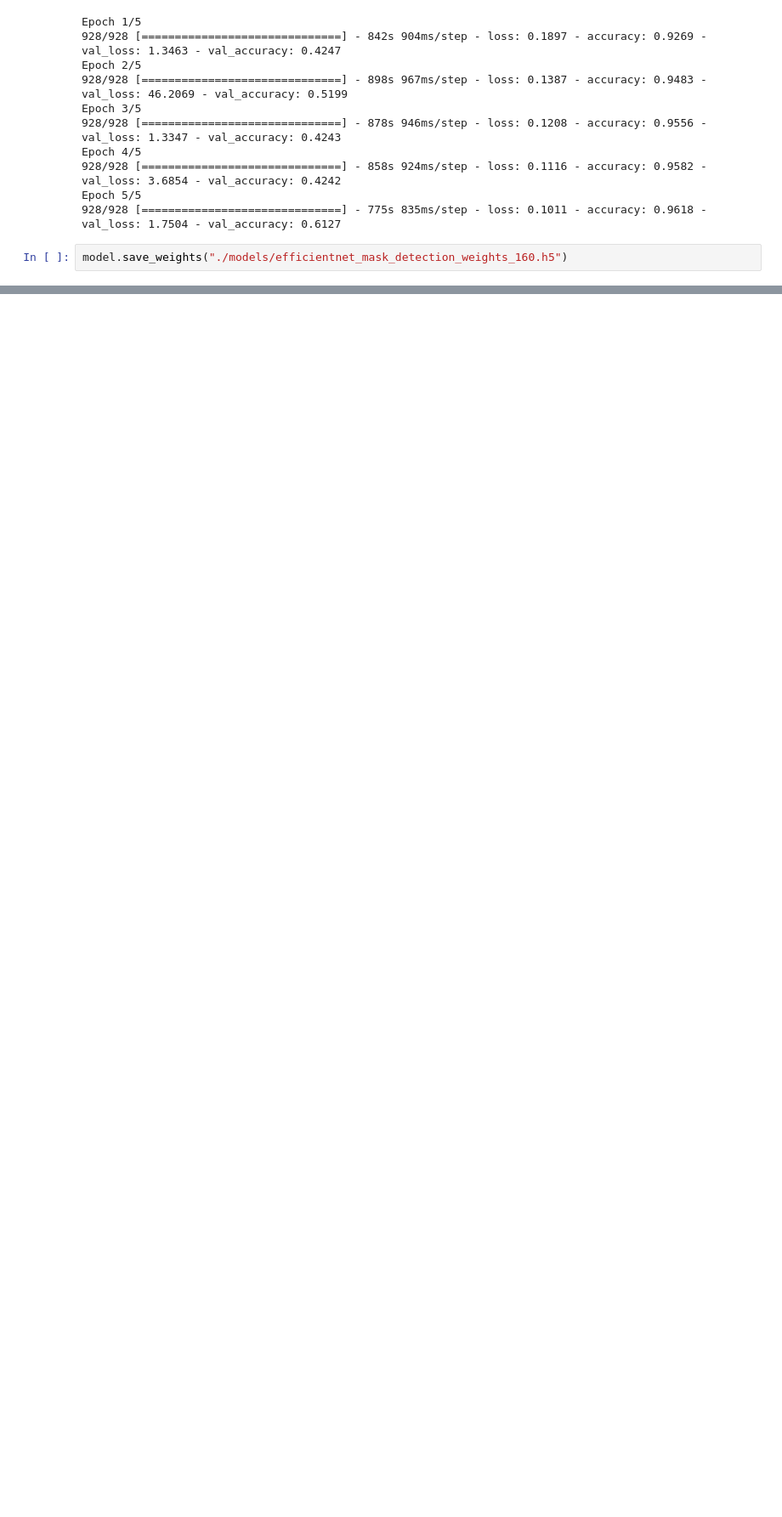
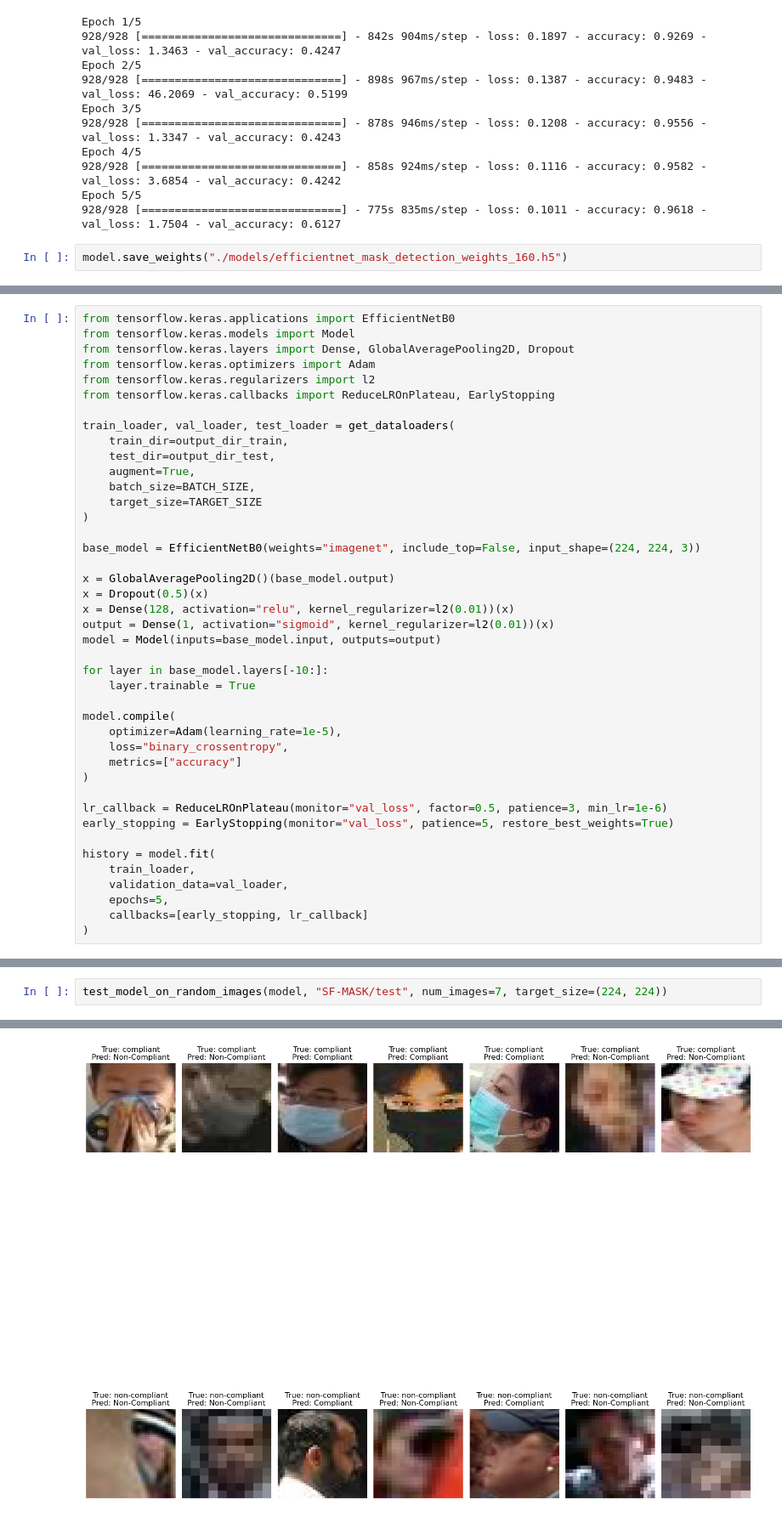
Before and after one commit to WacimN/SF-mask-detection, a Jupyter notebook: pierre/SF-Mask-Recognition.ipynb, the cells around one changed output, grey strips where cells are left out. Shown at 85% size. Cells and saved outputs as stored; diff of their text form; blank space fills up the shorter version.

```diff
--- a/pierre/SF-Mask-Recognition.ipynb
+++ b/pierre/SF-Mask-Recognition.ipynb
@@ -386,0 +696,42 @@ test_model_on_random_images(model, test_dir, num_images=5, target_size=(160,160)
+# %%
+from tensorflow.keras.applications import EfficientNetB0
+from tensorflow.keras.models import Model
+from tensorflow.keras.layers import Dense, GlobalAveragePooling2D, Dropout
+from tensorflow.keras.optimizers import Adam
+from tensorflow.keras.regularizers import l2
+from tensorflow.keras.callbacks import ReduceLROnPlateau, EarlyStopping
+
+train_loader, val_loader, test_loader = get_dataloaders(
+    train_dir=output_dir_train,
+    test_dir=output_dir_test,
+    augment=True,
+    batch_size=BATCH_SIZE,
+    target_size=TARGET_SIZE
+)
+
+base_model = EfficientNetB0(weights="imagenet", include_top=False, input_shape=(224, 224, 3))
+
+x = GlobalAveragePooling2D()(base_model.output)
+x = Dropout(0.5)(x)
+x = Dense(128, activation="relu", kernel_regularizer=l2(0.01))(x)
+output = Dense(1, activation="sigmoid", kernel_regularizer=l2(0.01))(x)
+model = Model(inputs=base_model.input, outputs=output)
+
+for layer in base_model.layers[-10:]:
+    layer.trainable = True
+
+model.compile(
+    optimizer=Adam(learning_rate=1e-5),
+    loss="binary_crossentropy",
+    metrics=["accuracy"]
+)
+
+lr_callback = ReduceLROnPlateau(monitor="val_loss", factor=0.5, patience=3, min_lr=1e-6)
+early_stopping = EarlyStopping(monitor="val_loss", patience=5, restore_best_weights=True)
+
+history = model.fit(
+    train_loader,
+    validation_data=val_loader,
+    epochs=5,
+    callbacks=[early_stopping, lr_callback]
+)
@@ -386,0 +810,3 @@ test_model_on_random_images(model, test_dir, num_images=5, target_size=(160,160)
+# %%
+test_model_on_random_images(model, "SF-MASK/test", num_images=7, target_size=(224, 224))
+# %% [output]
@@ -386,0 +827 @@ test_model_on_random_images(model, test_dir, num_images=5, target_size=(160,160)
+[figure, added]
```
Also changed, not shown: parts of 26 cells of this notebook, 2 other files.
